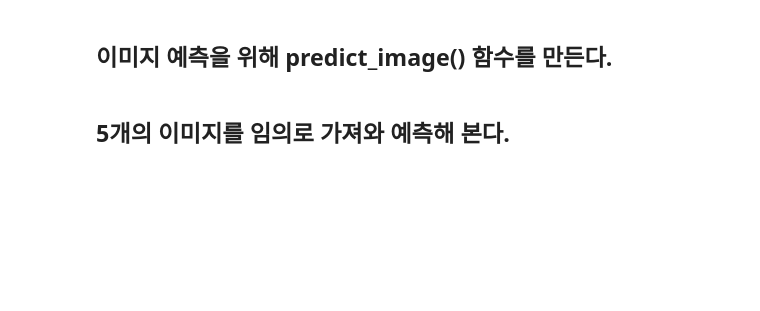
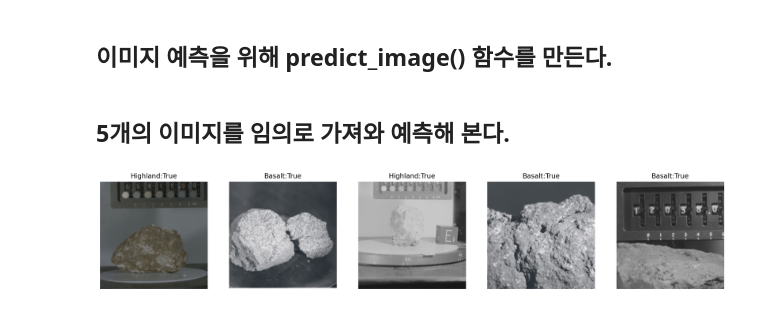
Before and after one commit to Theeo96/DL-Exercise, a Jupyter notebook: notebooks/DL3_20241006/ch08/ClassifySpaceRockCode.ipynb, the cells around one changed output. Cells and saved outputs as stored; diff of their text form; code cells hidden in the pictures; blank space fills up the shorter version.

```diff
--- a/notebooks/DL3_20241006/ch08/ClassifySpaceRockCode.ipynb
+++ b/notebooks/DL3_20241006/ch08/ClassifySpaceRockCode.ipynb
@@ -323,2 +486,7 @@ plt.show()
+# %%
+# 저장한 모델을 불러온다.
+device = torch.device('cuda' if torch.cuda.is_available() else 'cpu')
+
+model = torch.load('C:/workspace/DL-Exercise/notebooks/DL3_20241006/ch08/moonrockmodel.pth', weights_only=False)
 # %% [markdown]
 ### (확인) 불러온 모델을 확인해 본다.
@@ -325,4 +513,41 @@ plt.show()
 # %% [markdown]
 ## 이미지 예측을 위해 predict_image() 함수를 만든다.
+# %%
+def predict_image(image) :
+    image_tensor = t_transforms(image).float()
+    input = image_tensor.unsqueeze_(0)
+    input = input.to(device)
+    output = model(input)
+    index = output.data.numpy().argmax()
+
+    return index
 # %% [markdown]
 ## 5개의 이미지를 임의로 가져와 예측해 본다.
+# %%
+# 모델을 평가모드로
+model.eval()
+
+# 픽셀 배열을 PIL 형식의 이미지로 변환하고 이미지 크기를 지정한다.
+to_pil = transforms.ToPILImage()
+images, labels = get_random_images(5)
+fig = plt.figure(figsize=(20, 20))
+
+# 학습 데이터의 class 리스트를 얻는다.
+classes = trainloader.dataset.classes
+
+# 이미지를 표시하기 위한 설정을 한다.
+for ii in range(len(images)) :
+    image = to_pil(images[ii])
+    index = predict_image(image)
+
+    sub = fig.add_subplot(1, len(images), ii+1)
+    res = labels[ii].item() == index
+
+    sub.set_title(classes[index] + ':' + str(res))
+    plt.axis('off')
+    plt.imshow(image)
+
+# 주피터 노트북에 이미지를 표시한다.
+plt.show()
+# %% [output]
+[figure, added]
```
Also changed, not shown: parts of 16 cells of this notebook, 1 other file.
